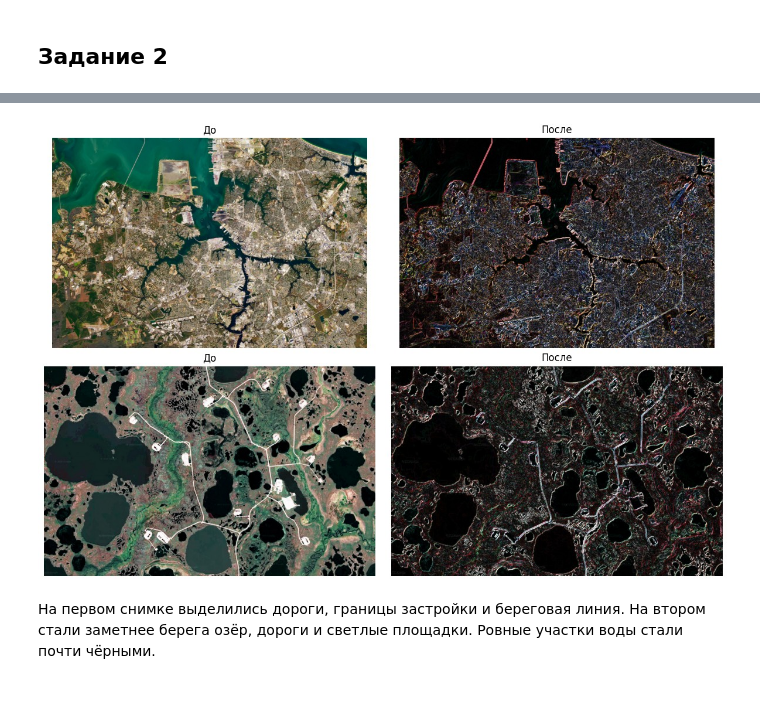
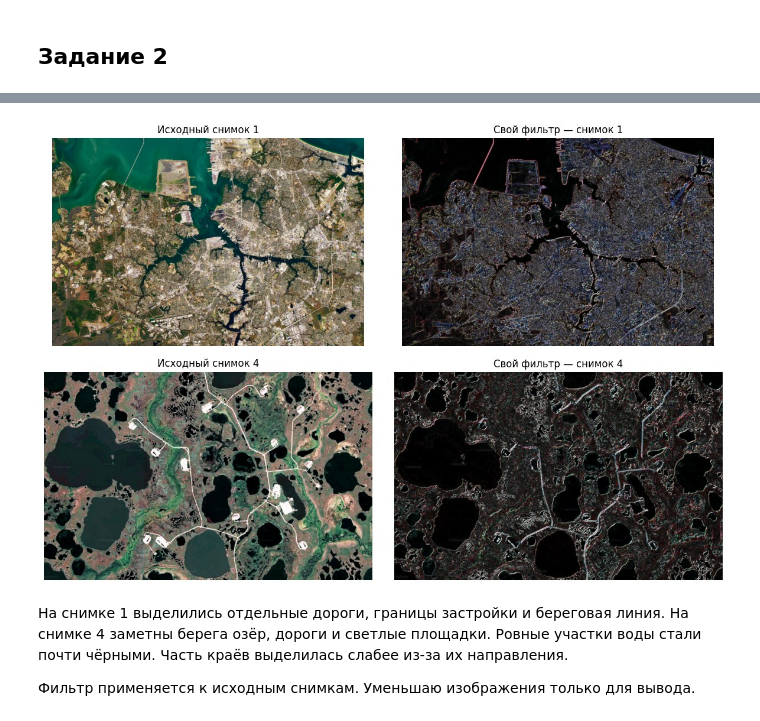
Before and after one commit to German121/image_processing, a Jupyter notebook: Задание 1/1B.ipynb, the cells around one changed output, grey strips where cells are left out. Cells and saved outputs as stored; diff of their text form; code cells hidden in the pictures; blank space fills up the shorter version.

```diff
--- a/Задание 1/1B.ipynb
+++ b/Задание 1/1B.ipynb
@@ -4,19 +4,17 @@
 from pathlib import Path
 from io import BytesIO
 from urllib.parse import quote
-from urllib.request import Request, urlopen
+from urllib.request import urlopen
 from zipfile import ZipFile
-import tempfile
 import cv2
 import numpy as np
 import matplotlib.pyplot as plt
 
-workdir = tempfile.TemporaryDirectory()
-folder = Path(workdir.name)
+folder = Path('1B_files')
 source = folder / 'images'
 results = folder / 'results'
-source.mkdir()
-results.mkdir()
+source.mkdir(parents=True, exist_ok=True)
+results.mkdir(parents=True, exist_ok=True)
 course_folder = '1. Фильтрация изображений с использованием свертки в Python'
 url = ('https://raw.githubusercontent.com/Alexandre77777/image_processing/main/'
        + quote(course_folder + '/Изображения.zip', safe='/'))
@@ -56,7 +54,7 @@ for path in paths:
 # %% [markdown]
 ## Задание 2
 # %%
-titles = ['Изображение', 'НЧ-фильтр', 'ВЧ-фильтр',
+titles = ['Исходный снимок', 'НЧ-фильтр', 'ВЧ-фильтр',
           'Резкость', 'Горизонтальный фильтр', 'Собственное ядро']
 for number, path in enumerate(paths, 1):
     images = [cv2.imread(str(path))]
@@ -71,7 +69,7 @@ for number, path in enumerate(paths, 1):
         ax.imshow(cv2.cvtColor(small, cv2.COLOR_BGR2RGB))
         ax.set_title(title)
         ax.axis('off')
-    fig.tight_layout()
+    fig.tight_layout(h_pad=2, rect=(0, 0, 1, 0.96))
     plt.show()
     plt.close(fig)
 # %% [output]
@@ -97,28 +111,29 @@ for number, path in enumerate(paths, 1):
 # %%
-photos = []
-for path in [paths[0], paths[3]]:
-    photo = cv2.imread(str(path))
-    scale = min(1, 900 / max(photo.shape[:2]))
-    photo = cv2.resize(photo, None, fx=scale, fy=scale, interpolation=cv2.INTER_AREA)
-    photos.append(photo)
+photos = [cv2.imread(str(paths[0])), cv2.imread(str(paths[3]))]
 
 outputs = []
 for image in photos:
     response = cv2.filter2D(image, cv2.CV_32F, diagonal_kernel, borderType=cv2.BORDER_REFLECT_101)
     outputs.append(cv2.convertScaleAbs(response, alpha=2))
 
 fig, axes = plt.subplots(2, 2, figsize=(12, 8), squeeze=False)
-for ax, (title, image) in zip(axes.flat, [('До', photos[0]),
-        ('После', outputs[0]),
-        ('До', photos[1]),
-        ('После', outputs[1])]):
-    ax.imshow(cv2.cvtColor(image, cv2.COLOR_BGR2RGB))
+for ax, (title, image) in zip(axes.flat, [
+        ('Исходный снимок 1', photos[0]),
+        ('Свой фильтр — снимок 1', outputs[0]),
+        ('Исходный снимок 4', photos[1]),
+        ('Свой фильтр — снимок 4', outputs[1])]):
+    h, w = image.shape[:2]
+    scale = min(1, 900 / max(h, w))
+    small = cv2.resize(image, (round(w * scale), round(h * scale)), interpolation=cv2.INTER_AREA)
+    ax.imshow(cv2.cvtColor(small, cv2.COLOR_BGR2RGB))
     ax.set_title(title)
     ax.axis('off')
-fig.tight_layout()
+fig.tight_layout(h_pad=2)
 plt.show()
 plt.close(fig)
 # %% [output]
-[figure, old version]
+[figure, new version]
 # %% [markdown]
-На первом снимке выделились дороги, границы застройки и береговая линия. На втором стали заметнее берега озёр, дороги и светлые площадки. Ровные участки воды стали почти чёрными.
+На снимке 1 выделились отдельные дороги, границы застройки и береговая линия. На снимке 4 заметны берега озёр, дороги и светлые площадки. Ровные участки воды стали почти чёрными. Часть краёв выделилась слабее из-за их направления.
+
+Фильтр применяется к исходным снимкам. Уменьшаю изображения только для вывода.
```
Also changed, not shown: parts of 3 cells of this notebook.
